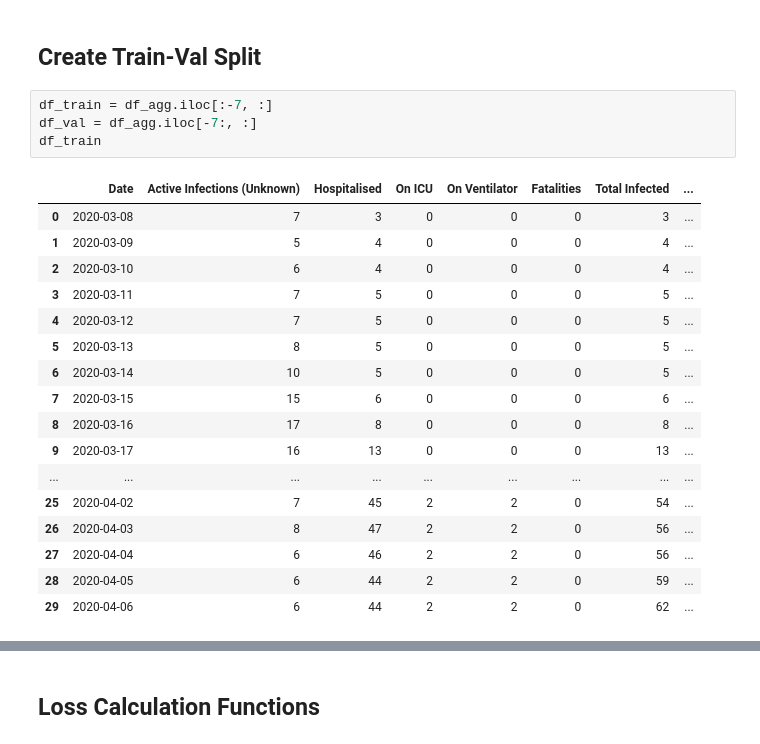
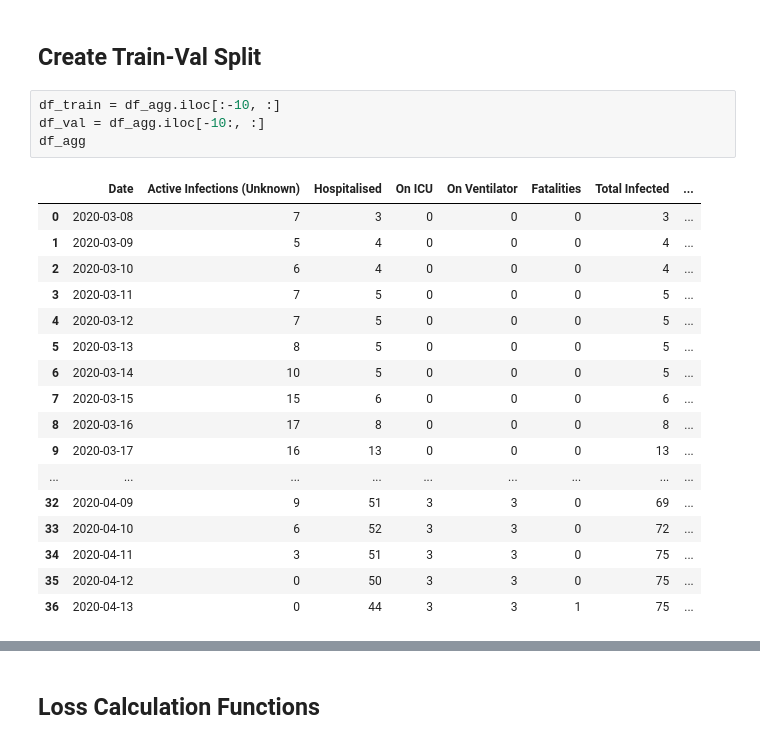
Before and after one commit to WadhwaniAI/covid-modelling, a Jupyter notebook: notebooks/seir/[TRY] fit_bbmp.ipynb, the cells around one changed output, grey strips where cells are left out. Saved outputs shown, nothing was run; the diff lists cells and outputs as text.

```diff
--- a/notebooks/seir/[TRY] fit_bbmp.ipynb
+++ b/notebooks/seir/[TRY] fit_bbmp.ipynb
@@ -39,24 +39,24 @@ df_agg.reset_index(drop=True, inplace=True)
 # %% [markdown]
 ## Create Train-Val Split
 # %%
-df_train = df_agg.iloc[:-7, :]
-df_val = df_agg.iloc[-7:, :]
-df_train
+df_train = df_agg.iloc[:-10, :]
+df_val = df_agg.iloc[-10:, :]
+df_agg
 # %% [output]
 |  | Date | Active Infections (Unknown) | Hospitalised | On ICU | On Ventilator | Fatalities | Total Infected | ... |
 | 0 | 2020-03-08 | 7 | 3 | 0 | 0 | 0 | 3 | ... |
 | 1 | 2020-03-09 | 5 | 4 | 0 | 0 | 0 | 4 | ... |
 | 2 | 2020-03-10 | 6 | 4 | 0 | 0 | 0 | 4 | ... |
 | 3 | 2020-03-11 | 7 | 5 | 0 | 0 | 0 | 5 | ... |
 | 4 | 2020-03-12 | 7 | 5 | 0 | 0 | 0 | 5 | ... |
 | 5 | 2020-03-13 | 8 | 5 | 0 | 0 | 0 | 5 | ... |
 | 6 | 2020-03-14 | 10 | 5 | 0 | 0 | 0 | 5 | ... |
 | 7 | 2020-03-15 | 15 | 6 | 0 | 0 | 0 | 6 | ... |
 | 8 | 2020-03-16 | 17 | 8 | 0 | 0 | 0 | 8 | ... |
 | 9 | 2020-03-17 | 16 | 13 | 0 | 0 | 0 | 13 | ... |
 | ... | ... | ... | ... | ... | ... | ... | ... | ... |
-| 25 | 2020-04-02 | 7 | 45 | 2 | 2 | 0 | 54 | ... |
-| 26 | 2020-04-03 | 8 | 47 | 2 | 2 | 0 | 56 | ... |
-| 27 | 2020-04-04 | 6 | 46 | 2 | 2 | 0 | 56 | ... |
-| 28 | 2020-04-05 | 6 | 44 | 2 | 2 | 0 | 59 | ... |
-| 29 | 2020-04-06 | 6 | 44 | 2 | 2 | 0 | 62 | ... |
+| 32 | 2020-04-09 | 9 | 51 | 3 | 3 | 0 | 69 | ... |
+| 33 | 2020-04-10 | 6 | 52 | 3 | 3 | 0 | 72 | ... |
+| 34 | 2020-04-11 | 3 | 51 | 3 | 3 | 0 | 75 | ... |
+| 35 | 2020-04-12 | 0 | 50 | 3 | 3 | 0 | 75 | ... |
+| 36 | 2020-04-13 | 0 | 44 | 3 | 3 | 1 | 75 | ... |
```
Also changed, not shown: parts of 18 cells of this notebook, 1 other file.
